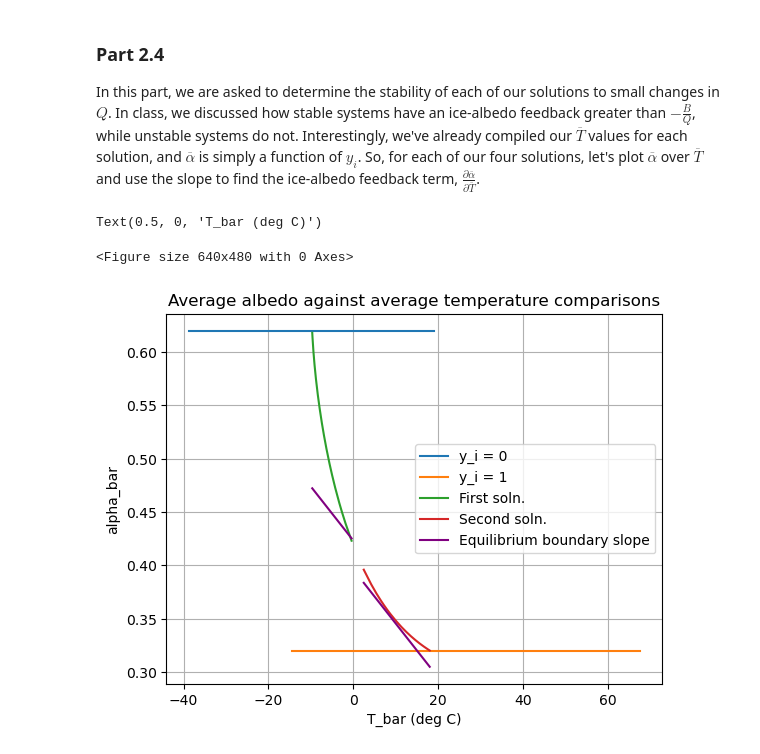
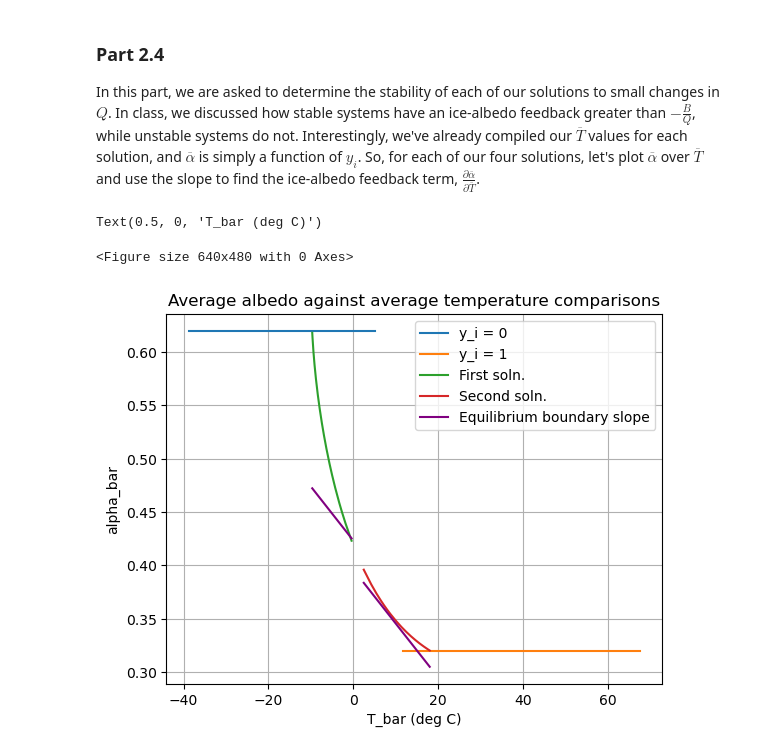
Before and after one commit to lemondoroshow/geoscienceModeling, a Jupyter notebook: planetaryClimates/modelingPlanetaryTemperature.ipynb, the cells around one changed output. Cells and saved outputs as stored; diff of their text form; code cells hidden in the pictures.

Commit message:
Fix integration and ranges for ice-covered and -free

```diff
--- a/planetaryClimates/modelingPlanetaryTemperature.ipynb
+++ b/planetaryClimates/modelingPlanetaryTemperature.ipynb
@@ -233,9 +231,24 @@ Text(0.5, 1.0, 'Latitudinal equilibrium temperature of the Earth')
 # %% [markdown]
 The results of our system's equilibrium, rather than just its radiative equilibrium, are certainly clear in this plot, with each curve's magnitude now differing based on $y_i$. Let's calculate $\overline{T}$ for each solution, as well.
 # %%
+# Define T(y) for scalar input
+def T_i_scalar(y, i):
+    if y <= i:
+        alpha = 0.32
+    else:
+        alpha = 0.62
+    s = 1.241 - 0.723 * np.power(y, 2)
+    first = (343 / (1.9 + 3.04))
+    second = 3.04 / 1.9
+    alpha_bar = 0.62 - 0.3 * i * (1.244 - 0.244 * i ** 2)
+    third = 202 / 1.9
+    result = first * (s * (1 - alpha) + second * (1 - alpha_bar)) - third
+    return result
+
+# Integrate
 T_bars = {}
 for i in [0, 0.278, 0.921, 1]:
-    res, err = integrate.quad(T_i, 0, 1, args = (i,))
+    res, err = integrate.quad(T_i_scalar, 0, 1, args = (i,))
     T_bars[i] = res
 
 T_bars
@@ -327,15 +340,19 @@ for Q in valid_Q:
 # %%
 # Integrate for y_i = 0
 T_bars_zero = []
-for Q in range(250, 501, 1):
+for Q in range(250, 441, 1):
     T_bar, err = integrate.quad(T_i_Q, 0, 1, args = (0, Q))
     T_bars_zero.append(T_bar)
 
 # Integrate for y_i = 1
 T_bars_one = []
-for Q in range(250, 501, 1):
+for Q in range(330, 501, 1):
     T_bar, err = integrate.quad(T_i_Q, 0, 1, args = (1, Q))
     T_bars_one.append(T_bar)
+
+# Pad results
+T_bars_one_pad = np.pad(np.array(T_bars_one), (330 - 250, 0), mode = 'constant', constant_values = np.nan)
+T_bars_zero_pad = np.pad(np.array(T_bars_zero), (0, 500 - 440), mode = 'constant', constant_values = np.nan)
 # %%
 # Pad y_i solutions for plot
 T_bars_i1_pad = np.pad(np.array(T_bars_i1), (valid_Q[0] - 250, 500 - valid_Q[-1]), mode = 'constant', constant_values = np.nan)
@@ -387,8 +405,10 @@ fig, ax = plt.subplots()
 
 # Plot solutions
 Qs = np.linspace(250, 501, 251)
-ax.plot(Qs, np.zeros_like(Qs), label = "y_i = 0")
-ax.plot(Qs, np.ones_like(Qs), label = "y_i = 1")
+valid_i_one_pad = np.pad(np.ones_like(T_bars_one), (330 - 250, 0), mode = 'constant', constant_values = np.nan)
+valid_i_zero_pad = np.pad(np.zeros_like(T_bars_zero), (0, 500 - 440), mode = 'constant', constant_values = np.nan)
+ax.plot(Qs, valid_i_zero_pad, label = "y_i = 0")
+ax.plot(Qs, valid_i_one_pad, label = "y_i = 1")
 ax.plot(Qs, valid_i1_pad , label = "First soln.")
 ax.plot(Qs, valid_i2_pad, label = "Second soln.")
 
@@ -411,8 +429,8 @@ This plot has similar behavior to the plot of $\overline{T}$, which makes sense
 In this part, we are asked to determine the stability of each of our solutions to small changes in $Q$. In class, we discussed how stable systems have an ice-albedo feedback greater than $-\frac{B}{Q}$, while unstable systems do not. Interestingly, we've already compiled our $\overline{T}$ values for each solution, and $\overline{\alpha}$ is simply a function of $y_i$. So, for each of our four solutions, let's plot $\overline{\alpha}$ over $\overline{T}$ and use the slope to find the ice-albedo feedback term, $\frac{\partial\overline{\alpha}}{\partial\overline{T}}$.
 # %%
 # Calculate alpha_bars
-alpha_bars_zero = alpha_bar(np.zeros_like(Qs))
-alpha_bars_one = alpha_bar(np.ones_like(Qs))
+alpha_bars_zero = alpha_bar(valid_i_zero_pad)
+alpha_bars_one = alpha_bar(valid_i_one_pad)
 alpha_bars_i1 = alpha_bar(valid_i1_pad)
 alpha_bars_i2 = alpha_bar(valid_i2_pad)
 
@@ -425,28 +443,28 @@ ab_i2_valid = alpha_bar(np.array(valid_i2))
 # %%
 #  Set up plot for y_i = 0
 plt.clf()
 fig, ax = plt.subplots()
 
 # Plot
-ax.plot(T_bars_zero, alpha_bars_zero, label = "y_i = 0")
-ax.plot(T_bars_one, alpha_bars_one, label = "y_i = 1")
+ax.plot(T_bars_zero_pad, alpha_bars_zero, label = "y_i = 0")
+ax.plot(T_bars_one_pad, alpha_bars_one, label = "y_i = 1")
 ax.plot(T_bars_i1_pad, alpha_bars_i1, label = "First soln.")
 ax.plot(T_bars_i2_pad, alpha_bars_i2, label = "Second soln.")
 
 # Plot edge slopes for comparison
 ax.plot(T_bars_i1_pad, T_bars_i1_pad * edge + ab_i1_valid[0], color = "purple", label = "Equilibrium boundary slope")
 ax.plot(T_bars_i2_pad, T_bars_i2_pad * edge + ab_i2_valid[0], color = "purple")
 
 # Label plot
 ax.grid()
 ax.legend()
 ax.set_title("Average albedo against average temperature comparisons")
 ax.set_ylabel("alpha_bar")
 ax.set_xlabel("T_bar (deg C)")
 # %% [output]
 Text(0.5, 0, 'T_bar (deg C)')
 <Figure size 640x480 with 0 Axes>
-[figure, old version]
+[figure, new version]
 # %% [markdown]
 While this plot may look a little confusing at first, let's review what it tells us about each solution. Recall once again that
 
```
Also changed, not shown: parts of 5 cells of this notebook.
